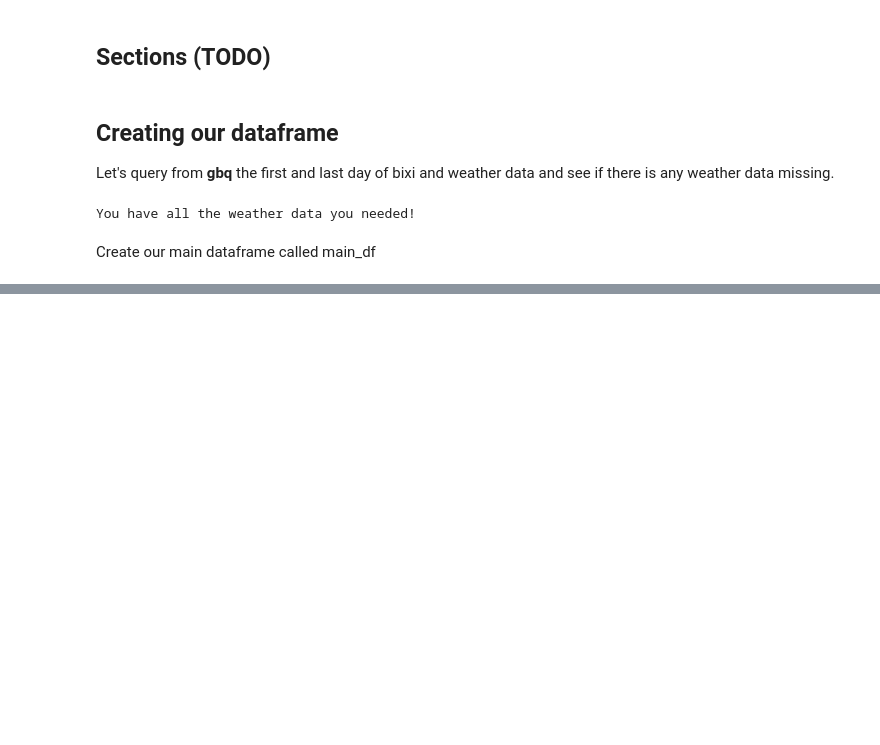
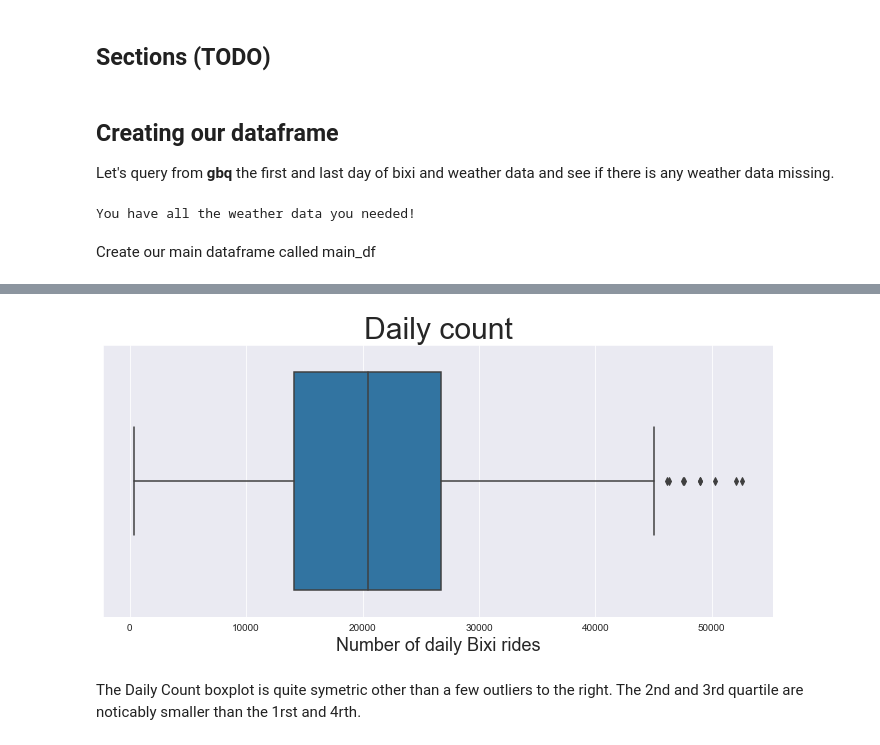
Before and after one commit to alexlangev/bixi-montreal, a Jupyter notebook: main.ipynb, the cells around one changed output, grey strips where cells are left out. Saved outputs shown, nothing was run; the diff lists cells and outputs as text; code cells hidden in the pictures; blank space fills up the shorter version.

```diff
--- a/main.ipynb
+++ b/main.ipynb
@@ -87,0 +138,9 @@ Name: DATE, dtype: object
+# %%
+# Clone the main_df to keep it intact for the rest of the project
+main_df_cleaned = main_df
+# %%
+# Convert DAILY_COUNT column to int.
+main_df_cleaned = main_df_cleaned.astype({'DAILY_COUNT': 'int32'})
+# %%
+# fill NAN with previous values using the backfill method (Should be an ok solution since we are talking about a handful of data points in more than 3000 days of data)
+main_df_cleaned = main_df_cleaned.fillna(method = 'backfill')
@@ -87,0 +158,5 @@ Name: DATE, dtype: object
+# %%
+# removing rows with DAILY_COUNT equal to 0.
+main_df_cleaned_active = main_df_cleaned[main_df_cleaned['DAILY_COUNT'] != 0]
+main_df_cleaned_active = main_df_cleaned_active.reset_index(drop=True)
+main_df_cleaned_active
@@ -87,0 +177,13 @@ Name: DATE, dtype: object
+# %%
+sns.set_style("darkgrid")
+plt.rcParams['figure.figsize'] = 12,5
+# plt.boxplot(main_df_cleaned_active['DAILY_COUNT'], vert = False)
+
+count_boxplot = sns.boxplot(x=main_df_cleaned_active['DAILY_COUNT'])
+count_boxplot.set_title('Daily count', fontsize= 30)
+count_boxplot.set_xlabel('Number of daily Bixi rides', fontsize = 18)
+plt.show()
+# %% [output]
+[figure, added]
+# %% [markdown]
+The Daily Count boxplot is quite symetric other than a few outliers to the right. The 2nd and 3rd quartile are noticably smaller than the 1rst and 4rth.
```
Also changed, not shown: parts of 23 cells of this notebook, 3 other files.
